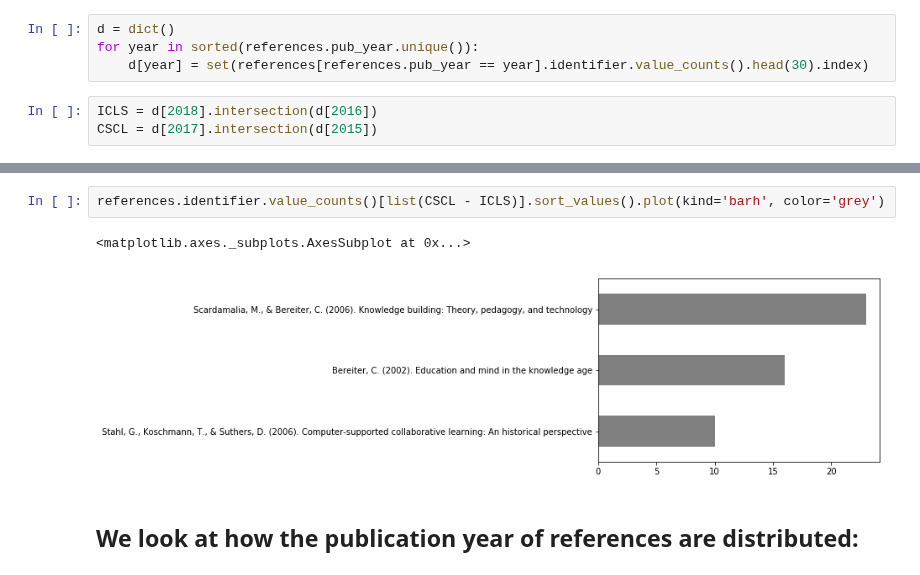
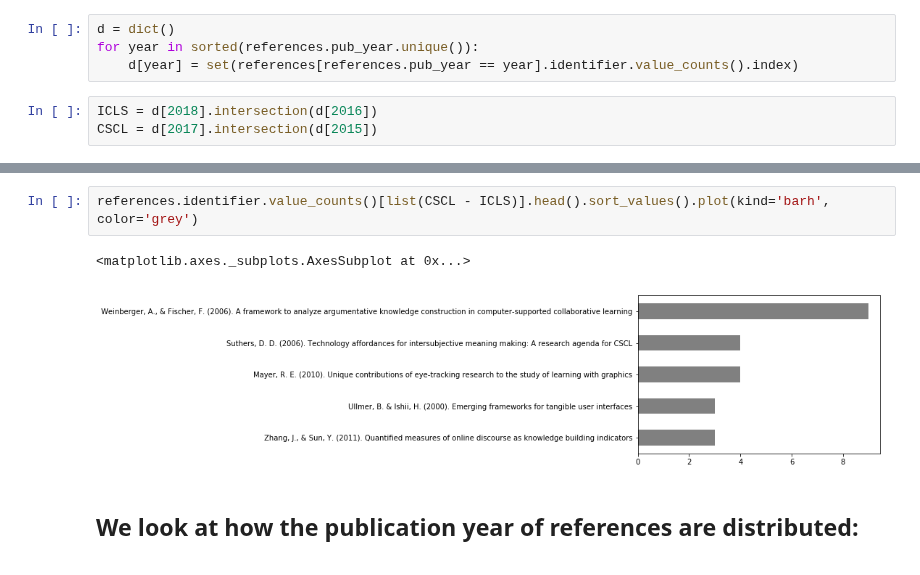
Before and after one commit to nourabassi/semester-project, a Jupyter notebook: Data exploration - References.ipynb, the cells around one changed output, grey strips where cells are left out. Cells and saved outputs as stored; diff of their text form.

```diff
--- a/Data exploration - References.ipynb
+++ b/Data exploration - References.ipynb
@@ -81,7 +81,7 @@ We decide to look at papers that are cited often and are only cited in ICLS or C
 # %%
 d = dict()
 for year in sorted(references.pub_year.unique()):
-    d[year] = set(references[references.pub_year == year].identifier.value_counts().head(30).index)
+    d[year] = set(references[references.pub_year == year].identifier.value_counts().index)
 # %%
 ICLS = d[2018].intersection(d[2016])
 CSCL = d[2017].intersection(d[2015])
@@ -112,8 +134,8 @@ CSCL - ICLS
 # %%
-references.identifier.value_counts()[list(CSCL - ICLS)].sort_values().plot(kind='barh', color='grey')
+references.identifier.value_counts()[list(CSCL - ICLS)].head().sort_values().plot(kind='barh', color='grey')
 # %% [output]
 <matplotlib.axes._subplots.AxesSubplot at 0x...>
-[figure, old version]
+[figure, new version]
 # %% [markdown]
 ## We look at how the publication year of  references are distributed:
 # %%
```
Also changed, not shown: parts of 37 cells of this notebook, 4 other files.
